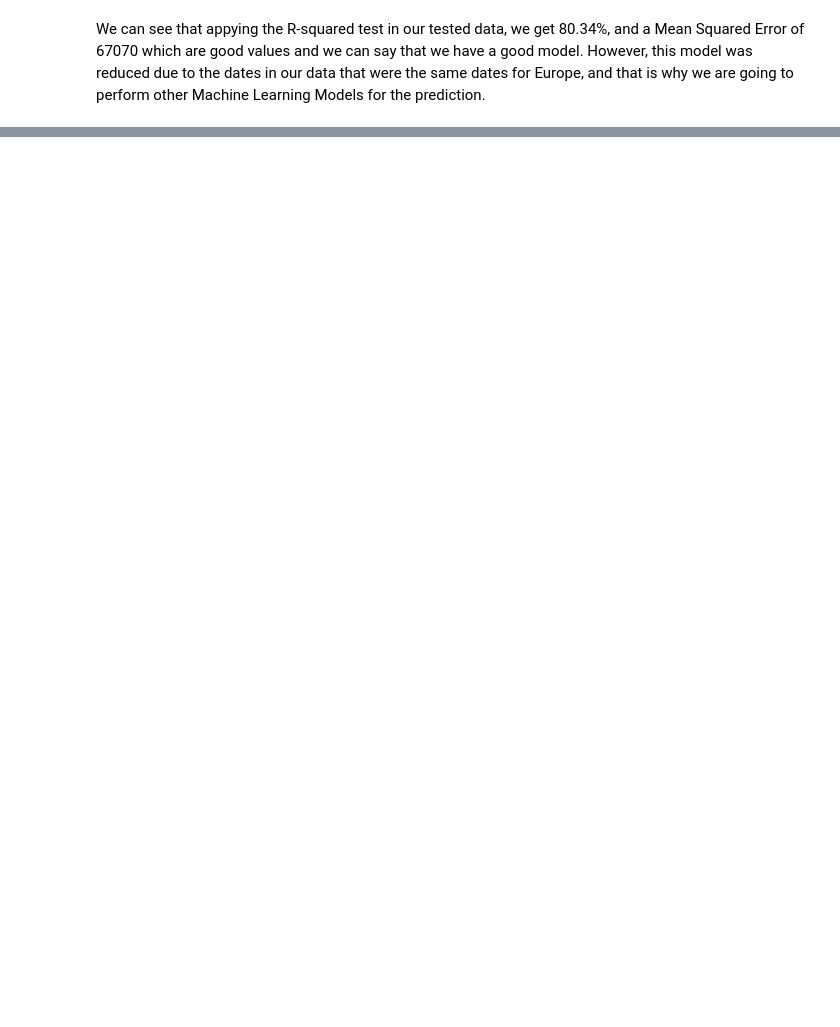
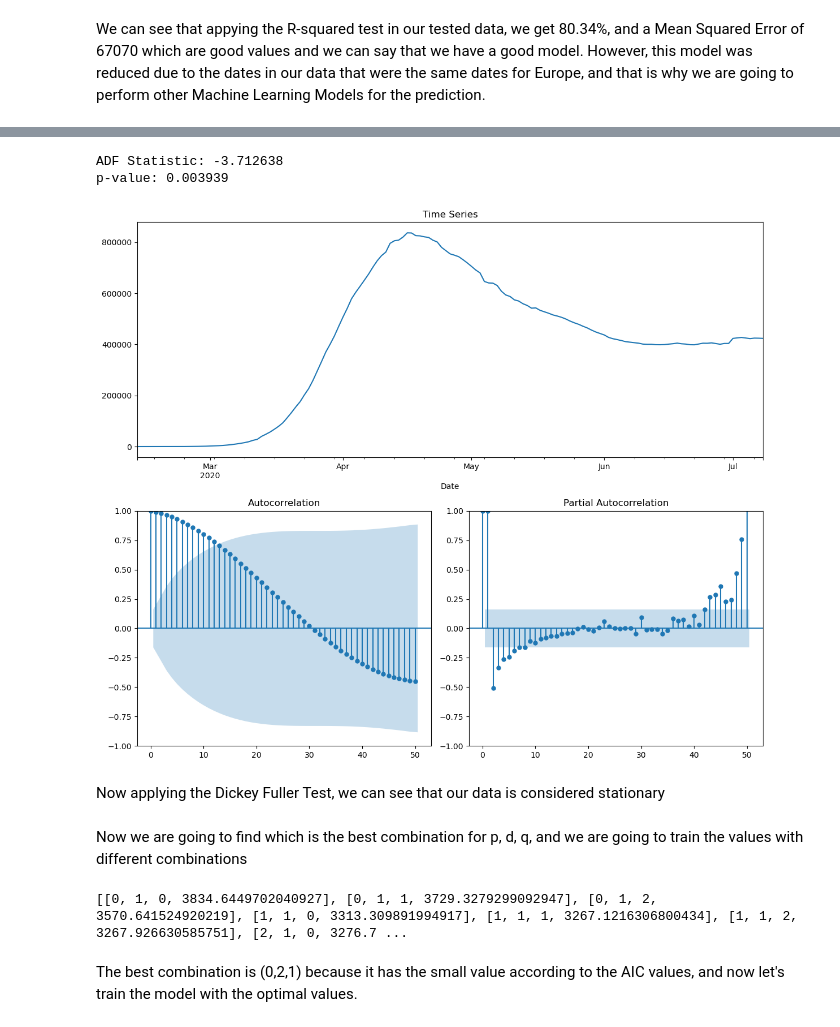
Before and after one commit to mijailbv/COVID19_Predictions_Time_Serires_Analysis, a Jupyter notebook: 1CA_Machine_Learning.ipynb, the cells around one changed output, grey strips where cells are left out. Saved outputs shown, nothing was run; the diff lists cells and outputs as text; code cells hidden in the pictures; blank space fills up the shorter version.

```diff
--- a/1CA_Machine_Learning.ipynb
+++ b/1CA_Machine_Learning.ipynb
@@ -553,0 +612,30 @@ We can see that appying the R-squared test in our tested data, we get 80.34%, an
+# %%
+plotds(order_diff, nlag = 60)
+adf_result = adfuller(order_diff)
+print('ADF Statistic: %f' % adf_result[0])
+print('p-value: %f' % adf_result[1])
+# %% [output]
+ADF Statistic: -3.712638
+p-value: 0.003939
+[figure, added]
+# %% [markdown]
+Now applying the Dickey Fuller Test, we can see that our data is considered stationary
+# %% [markdown]
+Now we are going to find which is the best combination for p, d, q, and we are going to train the values with different combinations
+# %%
+# Funtion for applying nested loop to define AIC values
+aicVal=[]
+for d in range(1,3):
+    for ari in range(0, 3):
+        for maj in range(0,3):
+            try:
+                arima_obj = ARIMA(train['Confirmed'].tolist(), order=(ari,d,maj))
+                arima_obj_fit=arima_obj.fit()
+                aicVal.append([ari, d, maj, arima_obj_fit.aic])
+            except ValueError:
+                pass
+print(aicVal)
+# %% [output]
+[[0, 1, 0, 3834.6449702040927], [0, 1, 1, 3729.3279299092947], [0, 1, 2, 3570.641524920219], [1, 1, 0, 3313.309891994917], [1, 1, 1, 3267.1216306800434], [1, 1, 2, 3267.926630585751], [2, 1, 0, 3276.7 ...
+# %% [markdown]
+The best combination is (0,2,1) because it has the small value according to the AIC values, and now let's train the model with the optimal values.
```
Also changed, not shown: parts of 42 cells of this notebook.
